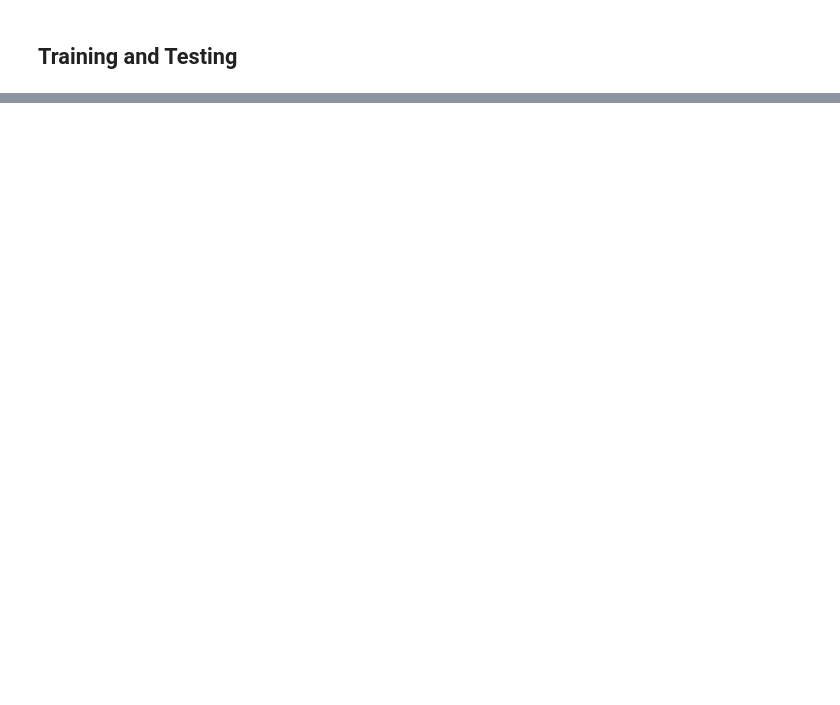
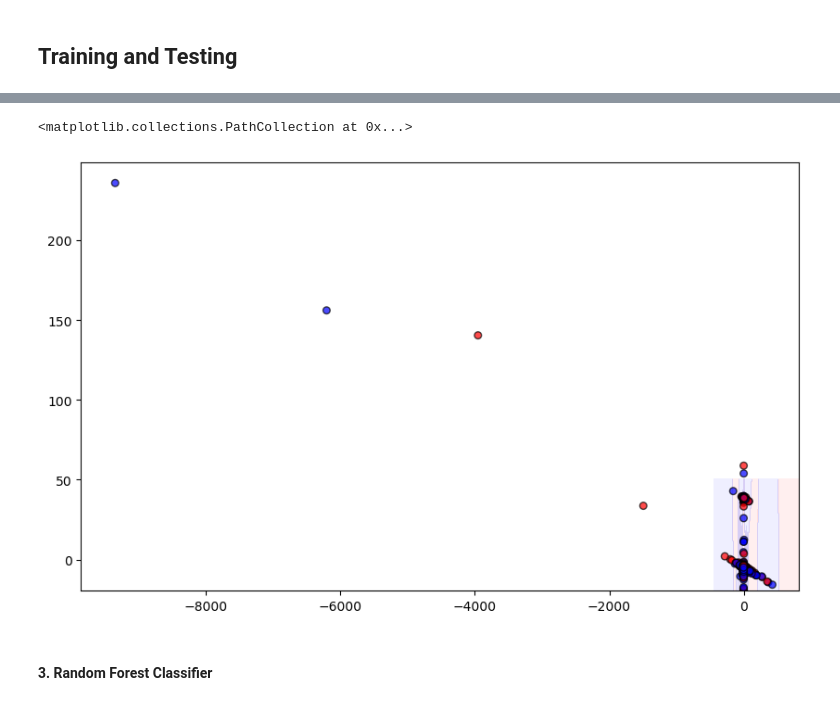
Before and after one commit to madwirblet/CIS4930-Final-Project, a Jupyter notebook: final.ipynb, the cells around one changed output, grey strips where cells are left out. Cells and saved outputs as stored; diff of their text form; code cells hidden in the pictures; blank space fills up the shorter version.

```diff
--- a/final.ipynb
+++ b/final.ipynb
@@ -301,3 +503,51 @@ plt.show()
+# %%
+# Subsample to prevent kernel crash
+X_train = X_train.reset_index(drop=True)
+y_train = y_train.reset_index(drop=True)
+
+X_vis = X_train.sample(3000, random_state=42)
+y_vis = y_train.loc[X_vis.index]
+
+# PCA on smaller data
+pca = PCA(n_components=2)
+X_train_pca = pca.fit_transform(X_vis)
+X_test_pca = pca.transform(X_test)
+
+# Train KNN on subsample
+clf = KNeighborsClassifier(n_neighbors=1)
+clf.fit(X_train_pca, y_vis.values.ravel())
+
+h = 1
+x_min, x_max = X_train_pca[:, 0].min() - 1, X_train_pca[:, 0].max() + 1
+y_min, y_max = X_train_pca[:, 1].min() - 1, X_train_pca[:, 1].max() + 1
+
+xx, yy = np.meshgrid(
+    np.arange(x_min, x_max, h),
+    np.arange(y_min, y_max, h)
+)
+
+Z = clf.predict(np.c_[xx.ravel(), yy.ravel()])
+Z = Z.reshape(xx.shape)
+
+plt.figure(figsize=(10, 6))
+cmap_light = ListedColormap(['#FFCCCC', '#CCCCFF'])
+cmap_bold  = ListedColormap(['#FF0000', '#0000FF'])
+
+plt.contourf(xx, yy, Z, cmap=cmap_light, alpha=0.3)
+plt.scatter(
+    X_test_pca[:, 0],
+    X_test_pca[:, 1],
+    c=y_test.values.ravel(),
+    cmap=cmap_bold,
+    edgecolor='k',
+    s=30,
+    alpha=0.7
+)
+# %% [output]
+<matplotlib.collections.PathCollection at 0x...>
+[figure, added]
+# %% [markdown]
+#### 3. Random Forest Classifier
 # %%
 #CHLOE RANDOM FOREST
 
```
Also changed, not shown: parts of 34 cells of this notebook.
